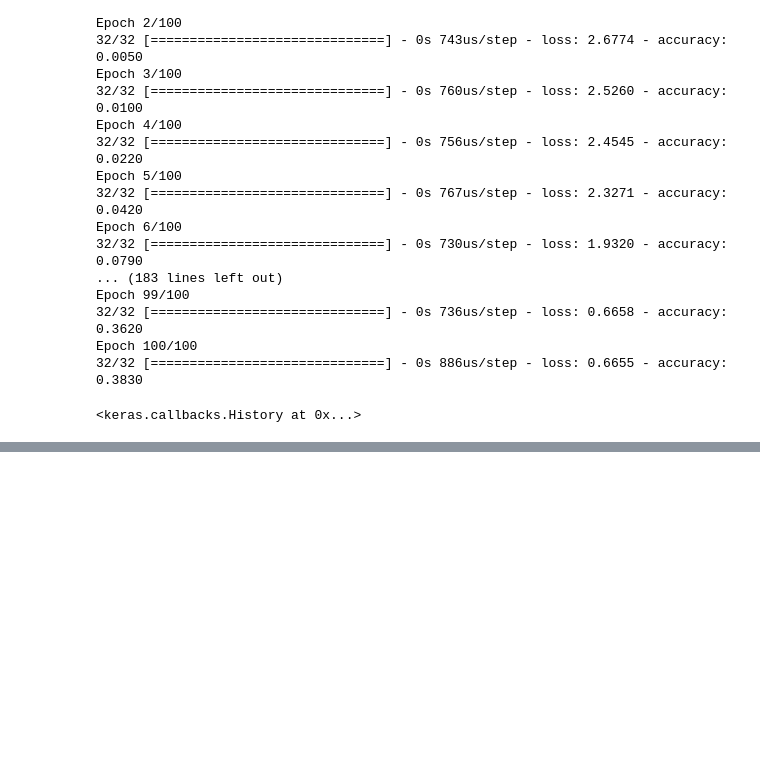
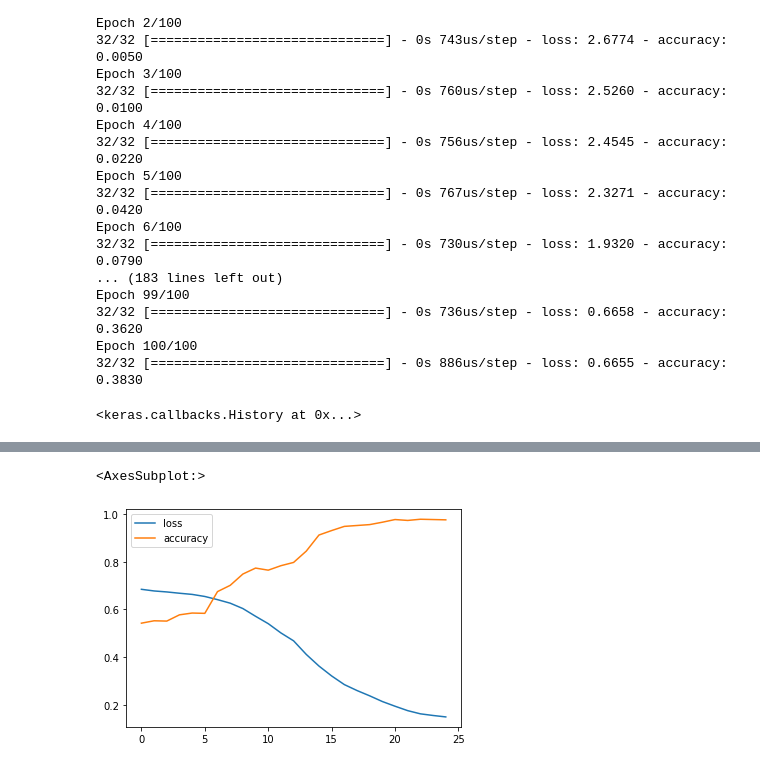
Before and after one commit to kasramojallal1/tensorflow-machine-learning, a Jupyter notebook: nn_classification.ipynb, the cells around one changed output, grey strips where cells are left out. Drawn from its saved outputs; the diff is of its cells as text; code cells hidden in the pictures; blank space fills up the shorter version.

```diff
--- a/nn_classification.ipynb
+++ b/nn_classification.ipynb
@@ -296,0 +442,5 @@ Epoch 100/100
+# %%
+pd.DataFrame(history_8.history).plot()
+# %% [output]
+<AxesSubplot:>
+[figure, added]
```
Also changed, not shown: parts of 17 cells of this notebook, 1 other file.
